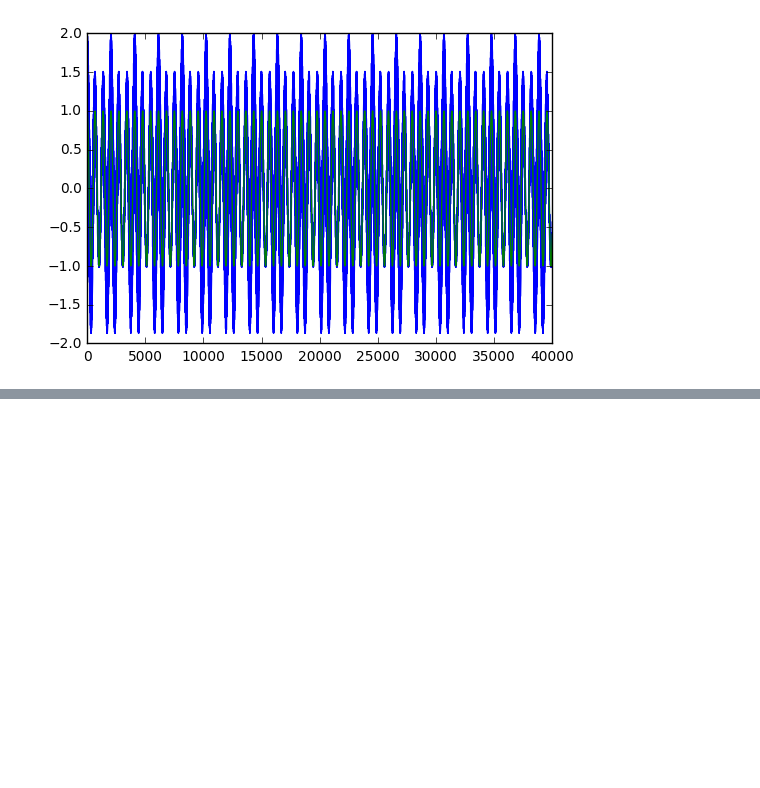
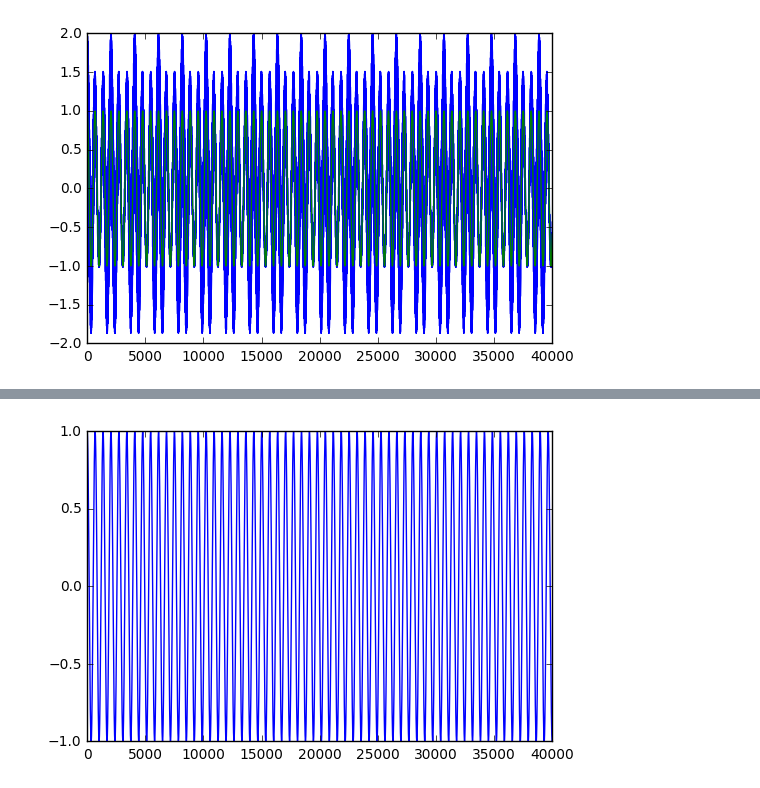
Before and after one commit to psas/gps, a Jupyter notebook: notebooks/Carrier_Tracking.ipynb, the cells around one changed output, grey strips where cells are left out. Cells and saved outputs as stored; diff of their text form; code cells hidden in the pictures; blank space fills up the shorter version.

Commit message:
added Doppler shifted wave experiment at bottom

```diff
--- a/notebooks/Carrier_Tracking.ipynb
+++ b/notebooks/Carrier_Tracking.ipynb
@@ -152,0 +227,33 @@ for n, s in enumerate(signal):
+# %%
+#Recraft sample signal
+def makDopp(startF, endF, phaseDeg, samples, fs = 4.092*10**6):
+    #Makes a wave with a linear doppler shift
+    fList = np.linspace(startF, endF, samples)
+
+    #Initialize terms
+    freq = np.exp(1j * 2 * np.pi * (startF/fs))
+
+    pOffset = np.deg2rad(phaseDeg)
+
+    phase = np.exp(1j * pOffset)
+
+
+    phaseOffsets = np.exp(1j * 2 * np.pi * (fList/fs))
+    #Init samples
+    wav = np.zeros(samples, dtype = 'complex')
+
+
+    for n, w in enumerate(wav):
+        wav[n] = phase
+        phase = phase * phaseOffsets[n]
+
+    return wav, fList
+# %%
+(carr3, f3) = makDopp(6000, 5970, 0, Nsamp, fs = 4.092*10**6)
+plt.plot(carr3)
+plt.show()
+
+signal3 = carr3 * code1
+signalwdop = signal3 + signal2
+# %% [output]
+[figure, added]
```
Also changed, not shown: parts of 12 cells of this notebook.
